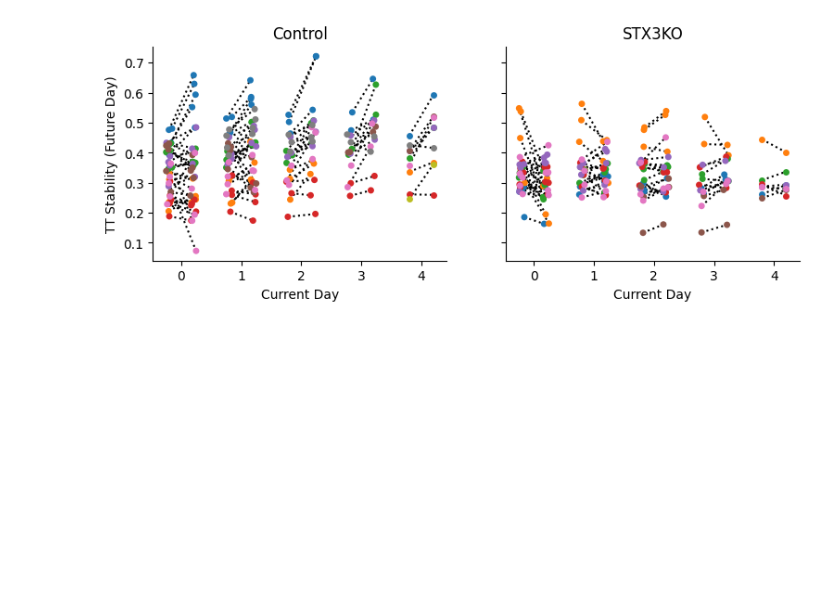
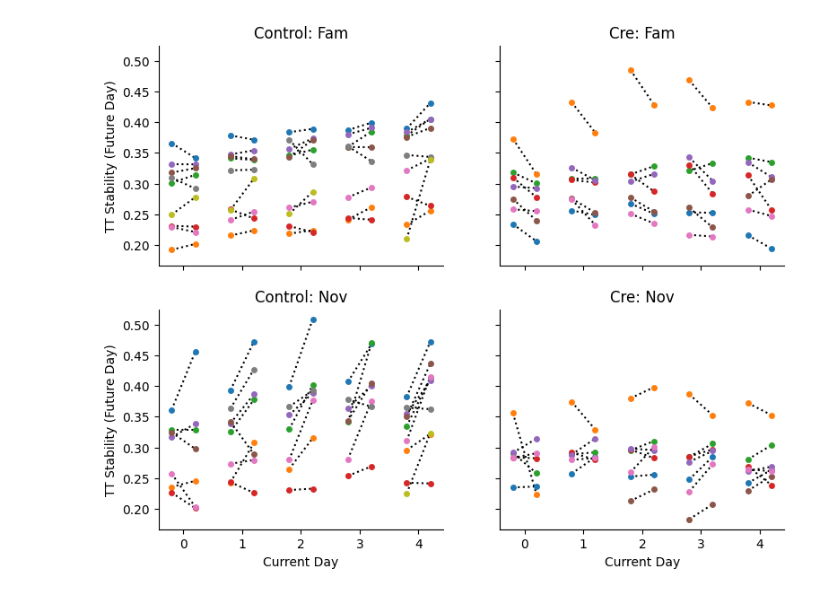
Before and after one commit to GiocomoLab/STX3KO_analyses, a Jupyter notebook: notebooks/figure6/replay_corr.ipynb, the cells around one changed output. Cells and saved outputs as stored; diff of their text form; code cells hidden in the pictures; blank space fills up the shorter version.

Commit message:
break out plots by familiar and novel

```diff
--- a/notebooks/figure6/replay_corr.ipynb
+++ b/notebooks/figure6/replay_corr.ipynb
@@ -385,7 +391,7 @@ df.head()
 # %%
 df['hse_corr_z'] = np.arctanh(df['hse_corr'])
 df['tt_corr_z'] = np.arctanh(df['tt_corr'])
-df_pos = df.loc[nonzero_mask].groupby(['condition','hse_day', 'mouse']).mean().reset_index()
-df_neg = df.loc[~nonzero_mask].groupby(['condition','hse_day',  'mouse']).mean().reset_index()
+df_pos = df.loc[nonzero_mask].groupby(['condition','hse_day', 'ttype', 'mouse']).mean().reset_index()
+df_neg = df.loc[~nonzero_mask].groupby(['condition','hse_day',  'ttype', 'mouse']).mean().reset_index()
 df_pos['positive']= True
 df_neg['positive']= False
@@ -405,51 +409,53 @@ df_grouped.head()
 # %%
-fig, ax = plt.subplots(1,2, figsize=(9,3), sharex=True, sharey=True)
+fig, ax = plt.subplots(2,2, figsize=(9,7), sharex=True, sharey=True)
 
-
-old_ind = 0
-for i, mouse in enumerate(ctrl_mice):
-    _df = df_grouped.loc[(df_grouped['condition']=='ctrl') & (df_grouped['mouse']==mouse)]
-    color = plt.cm.tab10(i)
-    _ = sns.stripplot(data= _df,
-                        x='hse_day',
-                        y='tt_corr',
-                        hue='positive',
-                        palette=[color, color],
-                        hue_order=[False, True],
-                        dodge=True, legend=False,
-                        ax=ax[0])
-    new_ind = old_ind + _df['hse_day'].unique().shape[0]*2
-    for d in range(old_ind,new_ind,2):
-        for (x0, y0), (x1, y1) in zip(ax[0].collections[d].get_offsets(), ax[0].collections[d+1].get_offsets()):
-            ax[0].plot([x0, x1], [y0, y1], color='black', ls=':', zorder=0)
-    old_ind = new_ind
+for k, ttype in enumerate(['fam','nov']):
+    old_ind = 0
+    for i, mouse in enumerate(ctrl_mice):
+        _df = df_grouped.loc[(df_grouped['condition']=='ctrl') & (df_grouped['mouse']==mouse) & (df_grouped['ttype']==ttype)]
+        color = plt.cm.tab10(i)
+        _ = sns.stripplot(data= _df,
+                            x='hse_day',
+                            y='tt_corr',
+                            hue='positive',
+                            palette=[color, color],
+                            hue_order=[False, True],
+                            dodge=True, legend=False,
+                            ax=ax[k,0])
+        new_ind = old_ind + _df['hse_day'].unique().shape[0]*2
+        for d in range(old_ind,new_ind,2):
+            for (x0, y0), (x1, y1) in zip(ax[k,0].collections[d].get_offsets(), ax[k,0].collections[d+1].get_offsets()):
+                ax[k,0].plot([x0, x1], [y0, y1], color='black', ls=':', zorder=0)
+        old_ind = new_ind
 
 
 
-old_ind = 0
-for i, mouse in enumerate(ko_mice):
-    _df = df_grouped.loc[(df_grouped['condition']=='cre') & (df_grouped['mouse']==mouse)]
-    color = plt.cm.tab10(i)
-    _ = sns.stripplot(data= _df,
-                        x='hse_day',
-                        y='tt_corr',
-                        hue='positive',
-                        palette=[color, color],
-                        hue_order=[False, True],
-                        dodge=True, legend=False,
-                        ax=ax[1])
+    old_ind = 0
+    for i, mouse in enumerate(ko_mice):
+        _df = df_grouped.loc[(df_grouped['condition']=='cre') & (df_grouped['mouse']==mouse) & (df_grouped['ttype']==ttype)]
+        color = plt.cm.tab10(i)
+        _ = sns.stripplot(data= _df,
+                            x='hse_day',
+                            y='tt_corr',
+                            hue='positive',
+                            palette=[color, color],
+                            hue_order=[False, True],
+                            dodge=True, legend=False,
+                            ax=ax[k,1])
 
-    new_ind = old_ind + _df['hse_day'].unique().shape[0]*2
-    for d in range(old_ind,new_ind,2):
-        for (x0, y0), (x1, y1) in zip(ax[1].collections[d].get_offsets(), ax[1].collections[d+1].get_offsets()):
-            ax[1].plot([x0, x1], [y0, y1], color='black', ls=':', zorder=0)
-    old_ind = new_ind
+        new_ind = old_ind + _df['hse_day'].unique().shape[0]*2
+        for d in range(old_ind,new_ind,2):
+            for (x0, y0), (x1, y1) in zip(ax[k,1].collections[d].get_offsets(), ax[k,1].collections[d+1].get_offsets()):
+                ax[k,1].plot([x0, x1], [y0, y1], color='black', ls=':', zorder=0)
+        old_ind = new_ind
 
 for a in ax.flatten():
     a.spines['top'].set_visible(False)
     a.spines['right'].set_visible(False)
     a.set_xlabel('Current Day')
     a.set_ylabel('TT Stability (Future Day)')
-ax[0].set_title('Control')
-ax[1].set_title('STX3KO')
+ax[0,0].set_title('Control: Fam')
+ax[0,1].set_title('Cre: Fam')
+ax[1,0].set_title('Control: Nov')
+ax[1,1].set_title('Cre: Nov')
 # %% [output]
@@ -457,4 +463,4 @@ Text(0.5, 1.0, 'STX3KO')
-[figure, old version]
+[figure, new version]
 # %%
 import statsmodels.formula.api as smf
 df_tmp = df_grouped.copy()
```
Also changed, not shown: parts of 13 cells of this notebook.
